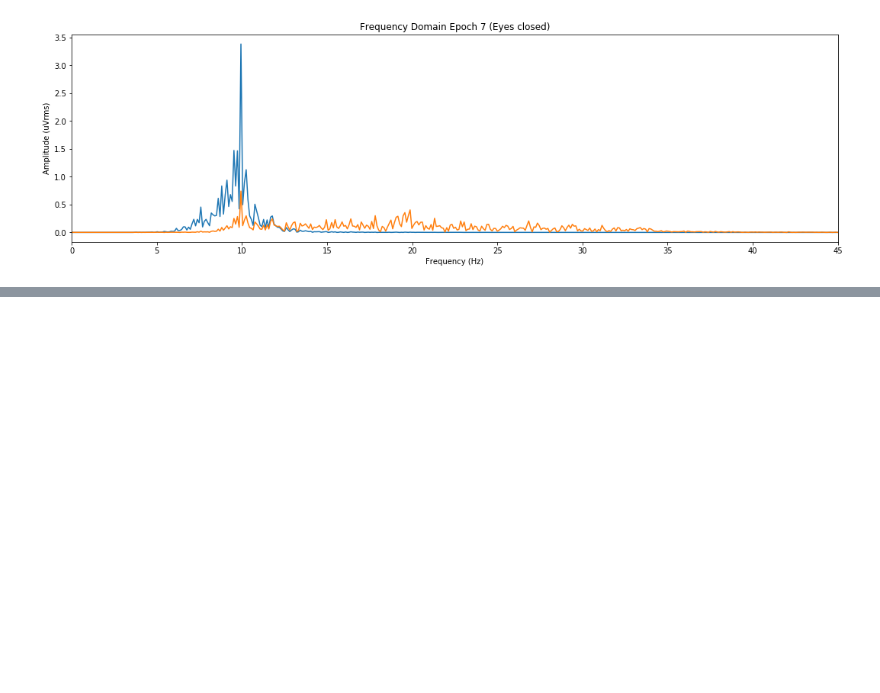
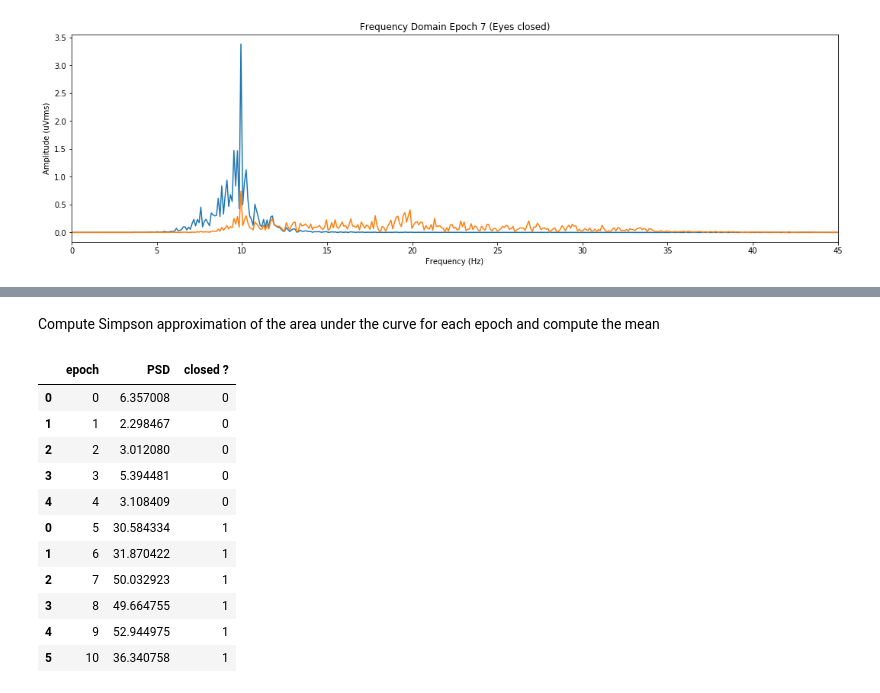
Before and after one commit to atarixGB/polycortex-projet-ete2020, a Jupyter notebook: exploration/realdata_eeg_filtering_test.ipynb, the cells around one changed output, grey strips where cells are left out. Cells and saved outputs as stored; diff of their text form; code cells hidden in the pictures; blank space fills up the shorter version.

```diff
--- a/realdata_eeg_filtering_test.ipynb
+++ b/exploration/realdata_eeg_filtering_test.ipynb
@@ -409,0 +515,39 @@ plt.show()
+# %% [markdown]
+Compute Simpson approximation of the area under the curve for each epoch and compute the mean
+# %%
+res_op, res_cl = [], []
+
+for i in range(5):
+    alpha_power_op = simps(psd_op[i][idx_alpha], dx=mean_freq_op)
+    res_op.append(alpha_power_op)
+
+for i in range(6):
+    alpha_power_op = simps(psd_cl[i][idx_alpha], dx=mean_freq_cl)
+    res_cl.append(alpha_power_op)
+
+df_op = pd.DataFrame([0,1,2,3,4])
+df_op.columns = ['epoch']
+df_op['PSD'] = res_op
+df_op['closed ?'] = [0,0,0,0,0] # 1 if closed, 0 if opened
+
+df_cl = pd.DataFrame([5,6,7,8,9,10])
+df_cl.columns = ['epoch']
+df_cl['PSD'] = res_cl
+df_cl['closed ?'] = [1,1,1,1,1,1]
+
+df_all = df_op.append(df_cl)
+
+df_all
+# %% [output]
+|  | epoch | PSD | closed ? |
+| 0 | 0 | 6.357008 | 0 |
+| 1 | 1 | 2.298467 | 0 |
+| 2 | 2 | 3.012080 | 0 |
+| 3 | 3 | 5.394481 | 0 |
+| 4 | 4 | 3.108409 | 0 |
+| 0 | 5 | 30.584334 | 1 |
+| 1 | 6 | 31.870422 | 1 |
+| 2 | 7 | 50.032923 | 1 |
+| 3 | 8 | 49.664755 | 1 |
+| 4 | 9 | 52.944975 | 1 |
+| 5 | 10 | 36.340758 | 1 |
```
Also changed, not shown: parts of 16 cells of this notebook, 12 other files.
